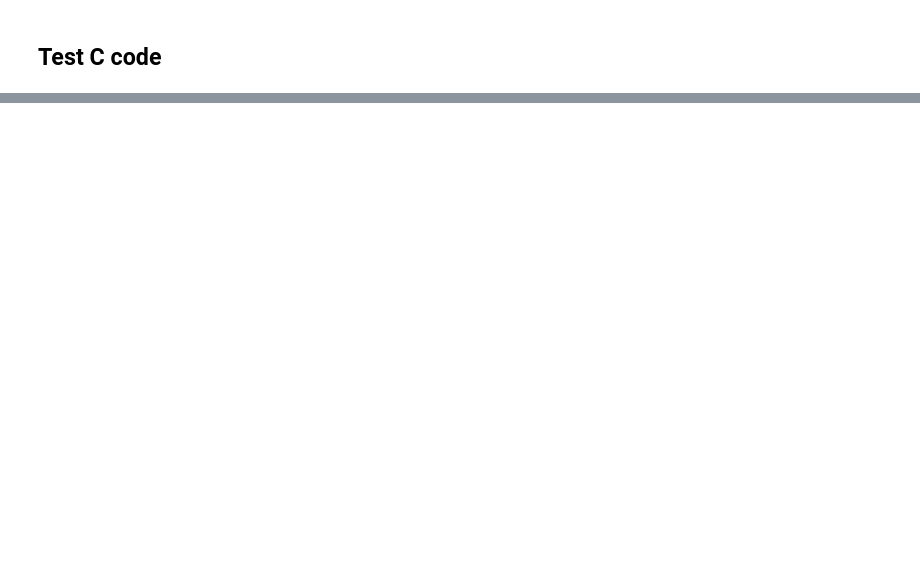
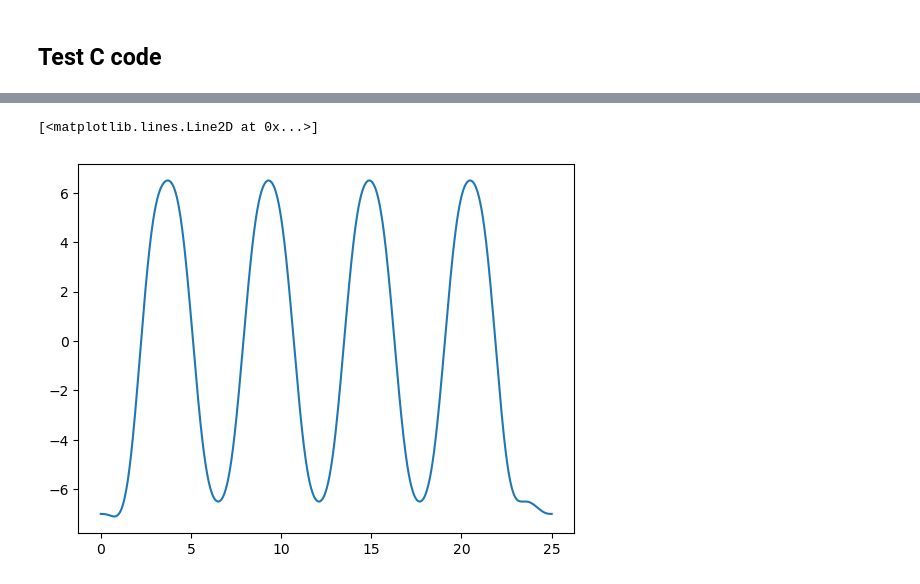
Before and after one commit to tudelft/optimal_quad_control_RL, a Jupyter notebook: Minimum Snap trajectories.ipynb, the cells around one changed output, grey strips where cells are left out. Cells and saved outputs as stored; diff of their text form; code cells hidden in the pictures; blank space fills up the shorter version.

```diff
--- a/Minimum Snap trajectories.ipynb
+++ b/Minimum Snap trajectories.ipynb
@@ -342,0 +448,5 @@ plt.show()
+# %%
+plt.plot(t_, y__)
+# %% [output]
+[<matplotlib.lines.Line2D at 0x...>]
+[figure, added]
```
Also changed, not shown: parts of 17 cells of this notebook, 5 other files.
